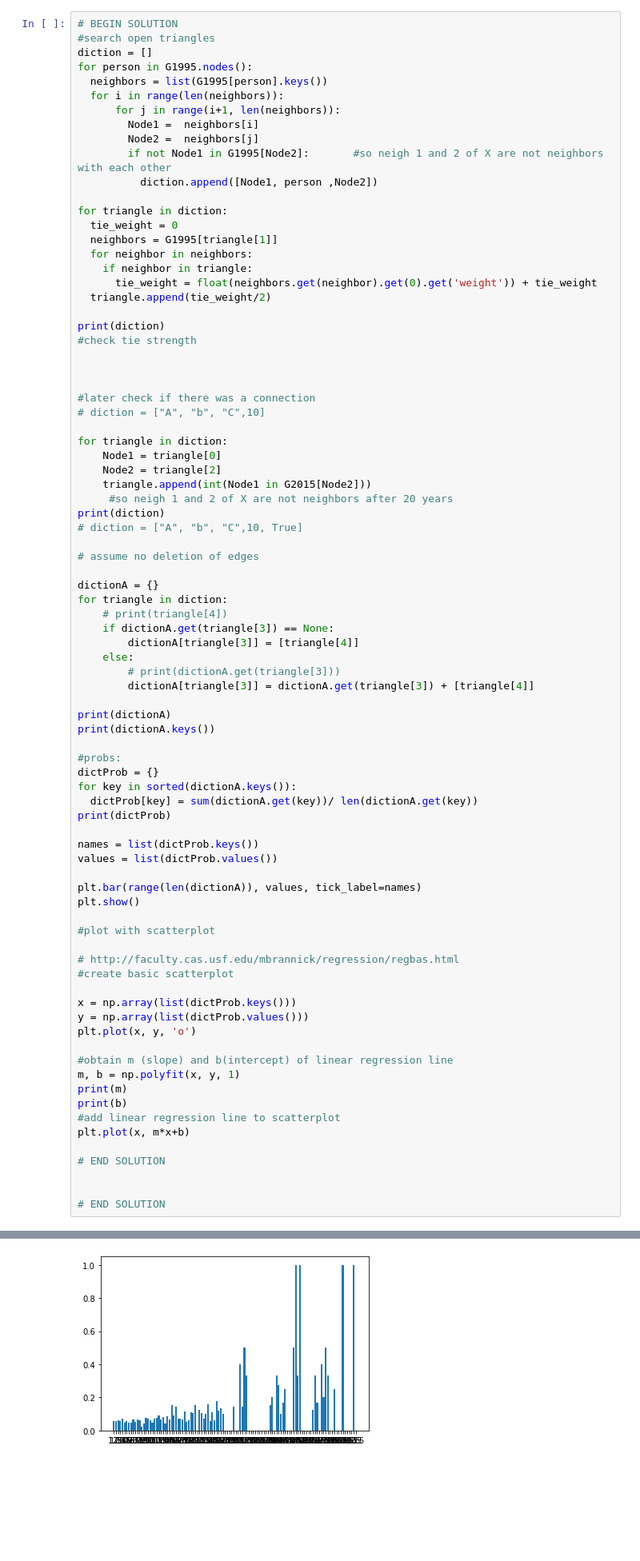
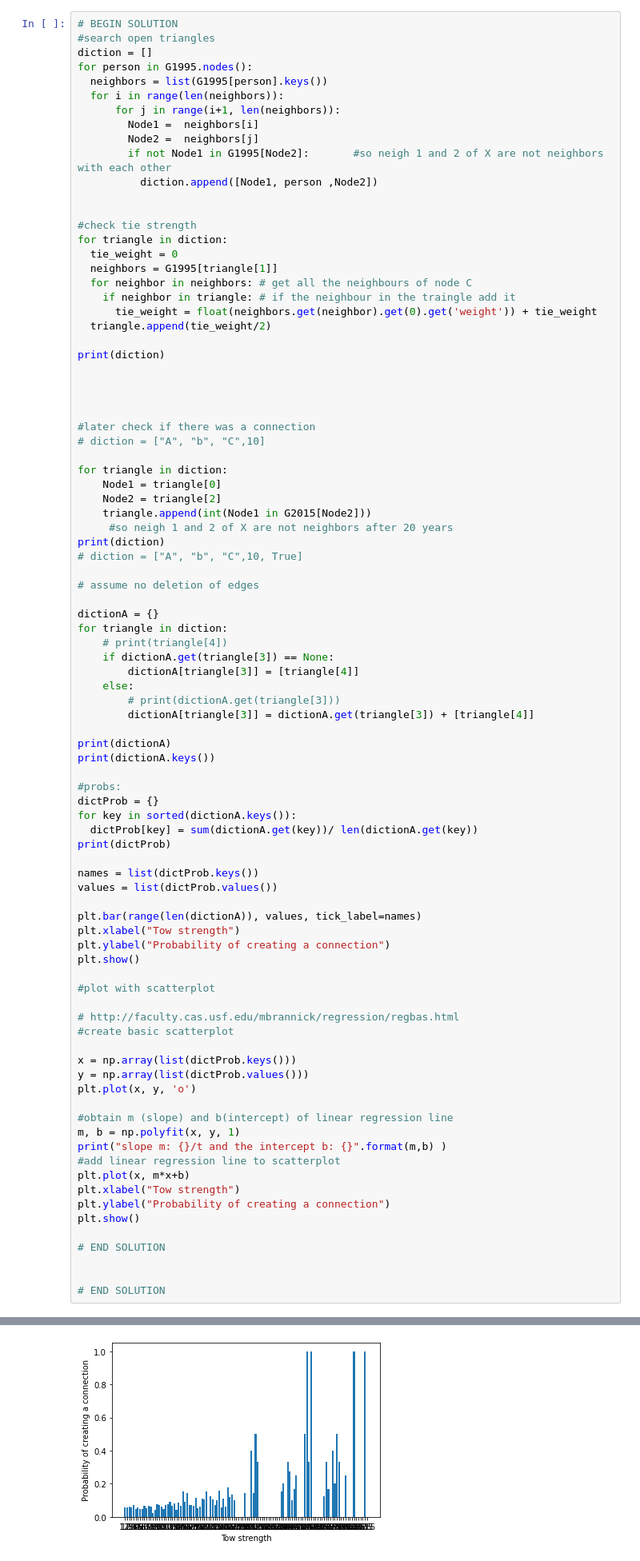
Before and after one commit to damon022002/MOD10-Web-Science, a Jupyter notebook: week1/WS_week1_project/week1_project.ipynb, the cells around one changed output, grey strips where cells are left out. Shown at 80% size. Drawn from its saved outputs; the diff is of its cells as text; blank space fills up the shorter version.

```diff
--- a/week1/WS_week1_project/week1_project.ipynb
+++ b/week1/WS_week1_project/week1_project.ipynb
@@ -90,16 +99,18 @@ for person in G1995.nodes():
         if not Node1 in G1995[Node2]:       #so neigh 1 and 2 of X are not neighbors with each other
           diction.append([Node1, person ,Node2])
 
+
+#check tie strength
 for triangle in diction:
   tie_weight = 0
   neighbors = G1995[triangle[1]]
-  for neighbor in neighbors:
-    if neighbor in triangle:
+  for neighbor in neighbors: # get all the neighbours of node C
+    if neighbor in triangle: # if the neighbour in the traingle add it
       tie_weight = float(neighbors.get(neighbor).get(0).get('weight')) + tie_weight
   triangle.append(tie_weight/2)
 
 print(diction)
-#check tie strength
+
 
 
 
@@ -133,33 +144,37 @@ dictProb = {}
 for key in sorted(dictionA.keys()):
   dictProb[key] = sum(dictionA.get(key))/ len(dictionA.get(key))
 print(dictProb)
 
 names = list(dictProb.keys())
 values = list(dictProb.values())
 
 plt.bar(range(len(dictionA)), values, tick_label=names)
+plt.xlabel("Tow strength")
+plt.ylabel("Probability of creating a connection")
 plt.show()
 
 #plot with scatterplot
 
 # http://faculty.cas.usf.edu/mbrannick/regression/regbas.html
 #create basic scatterplot
 
 x = np.array(list(dictProb.keys()))
 y = np.array(list(dictProb.values()))
 plt.plot(x, y, 'o')
 
 #obtain m (slope) and b(intercept) of linear regression line
 m, b = np.polyfit(x, y, 1)
-print(m)
-print(b)
+print("slope m: {}/t and the intercept b: {}".format(m,b) )
 #add linear regression line to scatterplot
 plt.plot(x, m*x+b)
+plt.xlabel("Tow strength")
+plt.ylabel("Probability of creating a connection")
+plt.show()
 
 # END SOLUTION
 
 
 # END SOLUTION
 # %% [output]
 [['399737', '213482', '886525', 1.0], ['399737', '213482', '498789', 3.5], ['399737', '213482', '729802', 2.0], ['399737', '213482', '586811', 1.5], ['399737', '213482', '422460', 1.5], ['399737', '21 ...
-[figure, old version]
+[figure, new version]
```
Also changed, not shown: parts of 10 cells of this notebook.
